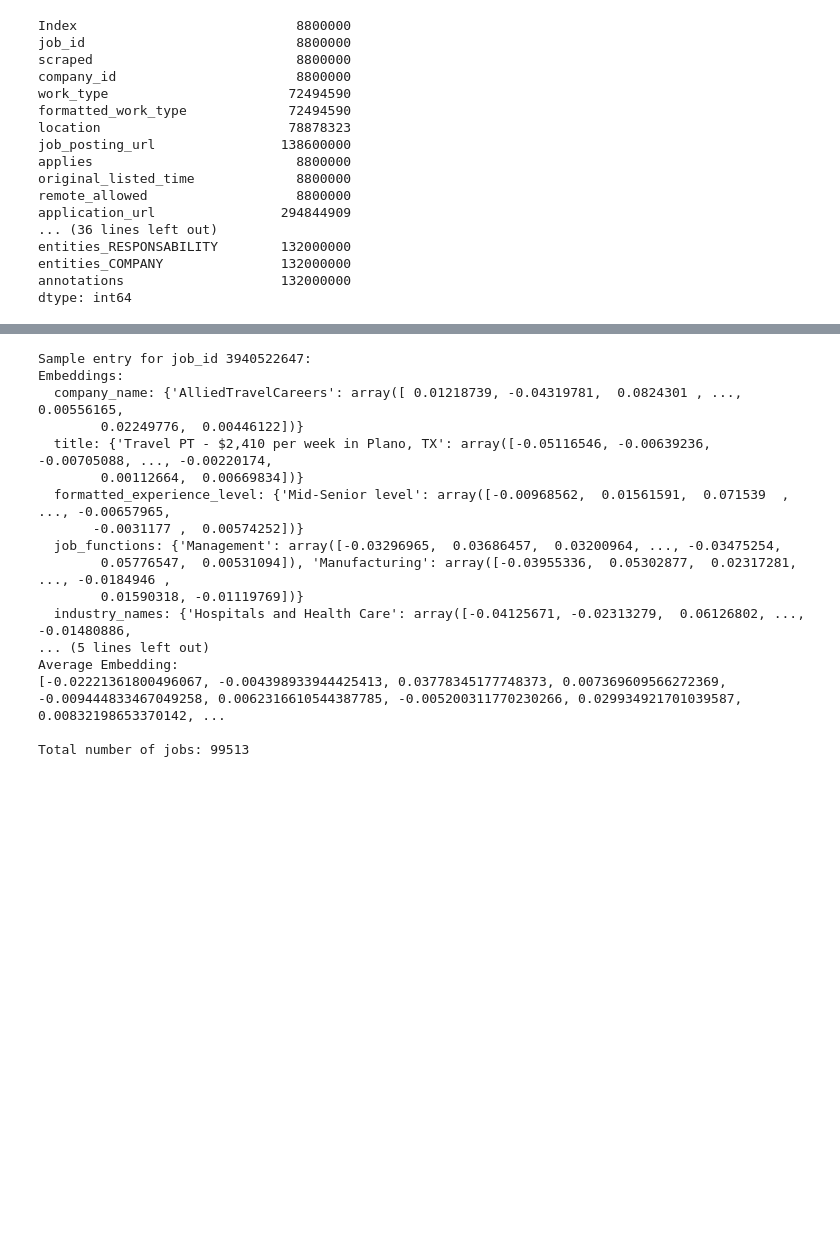
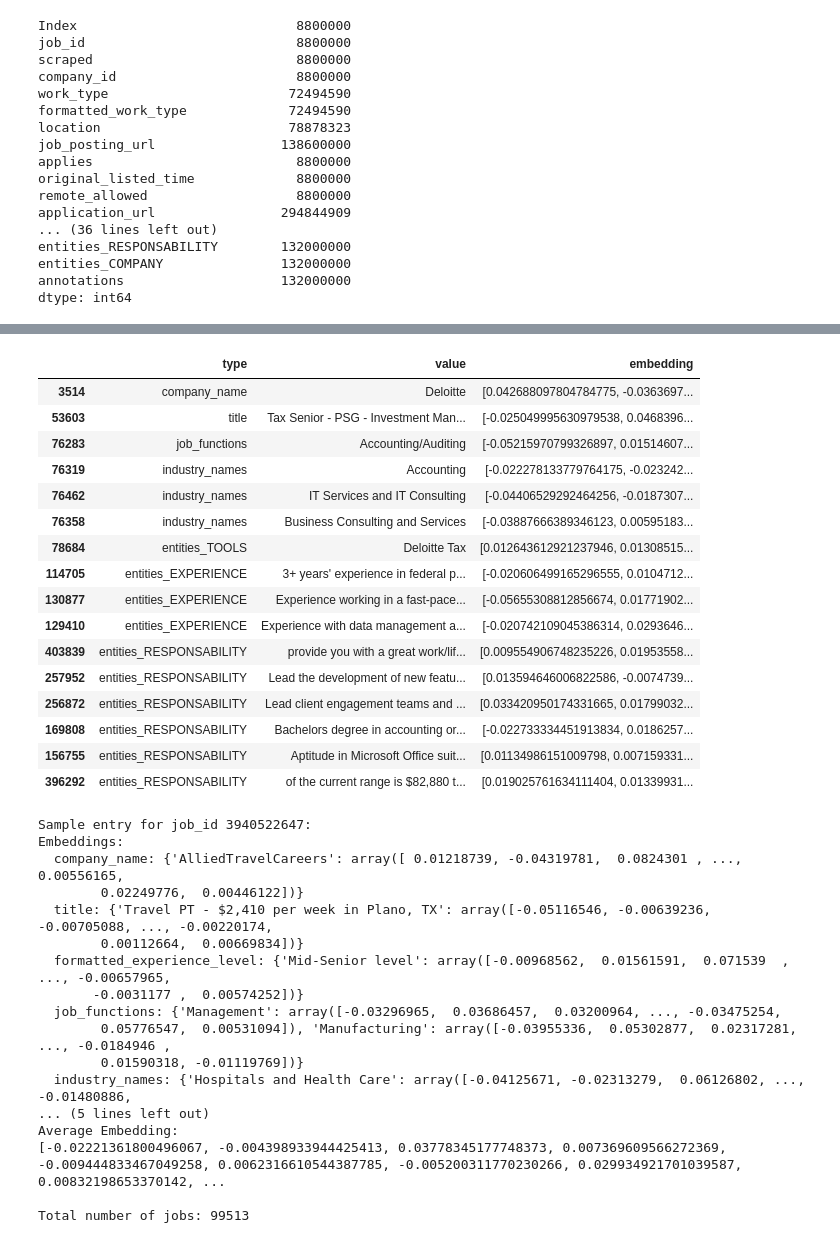
Before and after one commit to nickojelly/VectoredIn, a Jupyter notebook: sub_component_embedding.ipynb, the cells around one changed output, grey strips where cells are left out. Cells and saved outputs as stored; diff of their text form; code cells hidden in the pictures; blank space fills up the shorter version.

```diff
--- a/sub_component_embedding.ipynb
+++ b/sub_component_embedding.ipynb
@@ -91,6 +89,7 @@ data['entities_METHODS'] = data['entities_ METHODS'].apply(lambda x: x.tolist())
 data['entities_REMOTE'] = data['entities_REMOTE'].apply(lambda x: x.tolist())
 data['entities_EXPERIENCE'] = data['entities_EXPERIENCE'].apply(lambda x: x.tolist())
 data['entities_RESPONSABILITY'] = data['entities_RESPONSABILITY'].apply(lambda x: x.tolist())
+data['entities_QUALIFICATION'] = data['entities_QUALIFICATION'].apply(lambda x: x.tolist())
 data['job_functions'] = data['job_functions'].apply(lambda x: eval(x))
 data['industry_names'] = data['industry_names'].apply(lambda x: eval(x))
 data_ner = data.copy()
@@ -105,7 +104,7 @@ data['job_functions'] = data['job_functions'].apply(lambda x: x.tolist())
 data['industry_names'] = data['industry_names'].apply(lambda x: x.tolist())
 data_original = data.copy()
 # %%
-entities = data_ner[['company_name','title','formatted_experience_level','job_functions', 'industry_names', 'entities_TOOLS', 'entities_METHODS', 'entities_REMOTE', 'entities_EXPERIENCE', 'entities_RESPONSABILITY',]]
+entities = data_ner[['company_name','title','formatted_experience_level','job_functions', 'industry_names', 'entities_TOOLS', 'entities_METHODS', 'entities_REMOTE', 'entities_EXPERIENCE', 'entities_RESPONSABILITY','entities_QUALIFICATION']]
 # %%
 entities_dict = {}
 
@@ -503,10 +535,11 @@ import pandas as pd
 columns_to_include = [
     'company_name', 'title', 'formatted_experience_level', 'job_functions',
     'industry_names', 'entities_TOOLS', 'entities_METHODS', 'entities_REMOTE',
-    'entities_EXPERIENCE', 'entities_RESPONSABILITY'
+    'entities_EXPERIENCE', 'entities_RESPONSABILITY', 'entities_QUALIFICATION'
 ]
 
 # Convert DataFrame to dictionary
+data_ner = data_ner.rename(columns={'entities_ METHODS':'entities_METHODS'})
 job_dict = {}
 
 for _, row in data_ner.iterrows():
@@ -585,7 +611,10 @@ for job_id, job_data in job_dict.items():
 
         elif key in ['job_functions', 'industry_names'] or key.startswith('entities_'):
             # For list fields including entity fields
-            value = value.tolist()
+            if isinstance(value, list):
+                pass
+            else:
+                value = value.tolist()
             if isinstance(value, list):
                 field_embeddings = {}
                 for item in value:
@@ -627,3 +668,23 @@ Number of embedding indexes for sample job: 9
+# %%
+df_embeddings.iloc[transformed_job_dict[3940869556]['embedding_indexes']]
+# %% [output]
+|  | type | value | embedding |
+| 3514 | company_name | Deloitte | [0.042688097804784775, -0.0363697... |
+| 53603 | title | Tax Senior - PSG - Investment Man... | [-0.025049995630979538, 0.0468396... |
+| 76283 | job_functions | Accounting/Auditing | [-0.05215970799326897, 0.01514607... |
+| 76319 | industry_names | Accounting | [-0.022278133779764175, -0.023242... |
+| 76462 | industry_names | IT Services and IT Consulting | [-0.04406529292464256, -0.0187307... |
+| 76358 | industry_names | Business Consulting and Services | [-0.03887666389346123, 0.00595183... |
+| 78684 | entities_TOOLS | Deloitte Tax | [0.012643612921237946, 0.01308515... |
+| 114705 | entities_EXPERIENCE | 3+ years' experience in federal p... | [-0.020606499165296555, 0.0104712... |
+| 130877 | entities_EXPERIENCE | Experience working in a fast-pace... | [-0.05655308812856674, 0.01771902... |
+| 129410 | entities_EXPERIENCE | Experience with data management a... | [-0.020742109045386314, 0.0293646... |
+| 403839 | entities_RESPONSABILITY | provide you with a great work/lif... | [0.009554906748235226, 0.01953558... |
+| 257952 | entities_RESPONSABILITY | Lead the development of new featu... | [0.013594646006822586, -0.0074739... |
+| 256872 | entities_RESPONSABILITY | Lead client engagement teams and ... | [0.033420950174331665, 0.01799032... |
+| 169808 | entities_RESPONSABILITY | Bachelors degree in accounting or... | [-0.022733334451913834, 0.0186257... |
+| 156755 | entities_RESPONSABILITY | Aptitude in Microsoft Office suit... | [0.01134986151009798, 0.007159331... |
+| 396292 | entities_RESPONSABILITY | of the current range is $82,880 t... | [0.019025761634111404, 0.01339931... |
 # %%
 # Step 2: Add average embeddings
 for job_id, job_data in transformed_job_dict.items():
```
Also changed, not shown: parts of 52 cells of this notebook, 5 other files.
